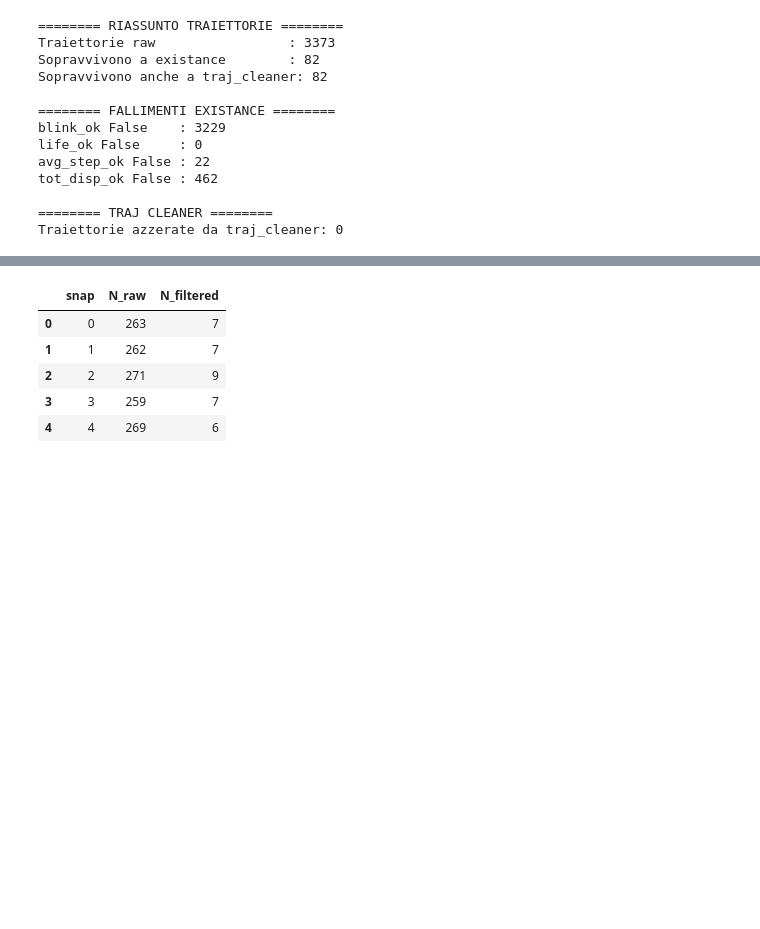
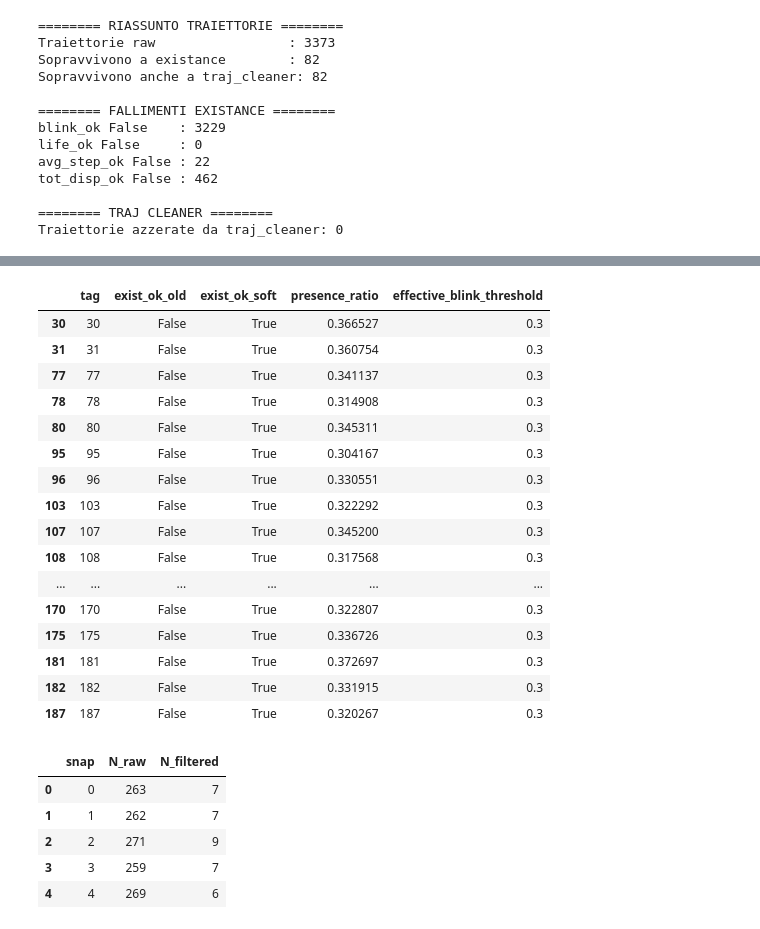
Before and after one commit to ScyPyna/moving-chlamydomonas_pub, a Jupyter notebook: diagnostica.ipynb, the cells around one changed output, grey strips where cells are left out. Saved outputs shown, nothing was run; the diff lists cells and outputs as text; code cells hidden in the pictures; blank space fills up the shorter version.

```diff
--- a/diagnostica.ipynb
+++ b/diagnostica.ipynb
@@ -425,6 +649,36 @@ display(
 | 487 | 487 | 398 | 5.804917 | 176.951923 | 14.749428 | 177.565561 | False | True | True | True | ... |
 | 191 | 191 | 397 | 5.610207 | -5.777862 | 146.851973 | 146.965594 | False | True | True | True | ... |
 | 175 | 175 | 397 | 5.485096 | 53.167212 | 88.942708 | 103.622187 | False | True | True | True | ... |
+# %%
+compare_exist = diag_tracks[["tag", "exist_ok"]].merge(
+    diag_tracks_soft[["tag", "exist_ok", "presence_ratio", "effective_blink_threshold"]],
+    on="tag",
+    suffixes=("_old", "_soft")
+)
+
+display(
+    compare_exist[
+        (~compare_exist["exist_ok_old"]) & (compare_exist["exist_ok_soft"])
+    ].head(30)
+)
+# %% [output]
+|  | tag | exist_ok_old | exist_ok_soft | presence_ratio | effective_blink_threshold |
+| 30 | 30 | False | True | 0.366527 | 0.3 |
+| 31 | 31 | False | True | 0.360754 | 0.3 |
+| 77 | 77 | False | True | 0.341137 | 0.3 |
+| 78 | 78 | False | True | 0.314908 | 0.3 |
+| 80 | 80 | False | True | 0.345311 | 0.3 |
+| 95 | 95 | False | True | 0.304167 | 0.3 |
+| 96 | 96 | False | True | 0.330551 | 0.3 |
+| 103 | 103 | False | True | 0.322292 | 0.3 |
+| 107 | 107 | False | True | 0.345200 | 0.3 |
+| 108 | 108 | False | True | 0.317568 | 0.3 |
+| ... | ... | ... | ... | ... | ... |
+| 170 | 170 | False | True | 0.322807 | 0.3 |
+| 175 | 175 | False | True | 0.336726 | 0.3 |
+| 181 | 181 | False | True | 0.372697 | 0.3 |
+| 182 | 182 | False | True | 0.331915 | 0.3 |
+| 187 | 187 | False | True | 0.320267 | 0.3 |
 # %%
 N_raw = traj_df.groupby("snap")["tag"].nunique().rename("N_raw")
 
```
Also changed, not shown: parts of 25 cells of this notebook.
